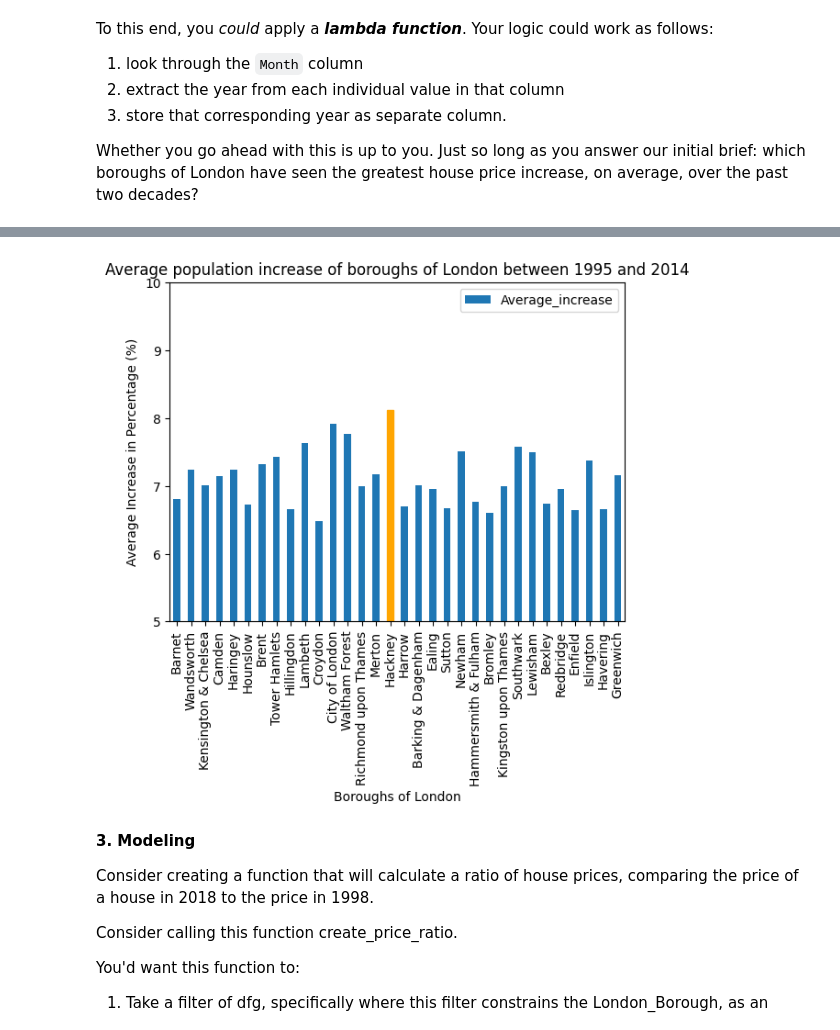
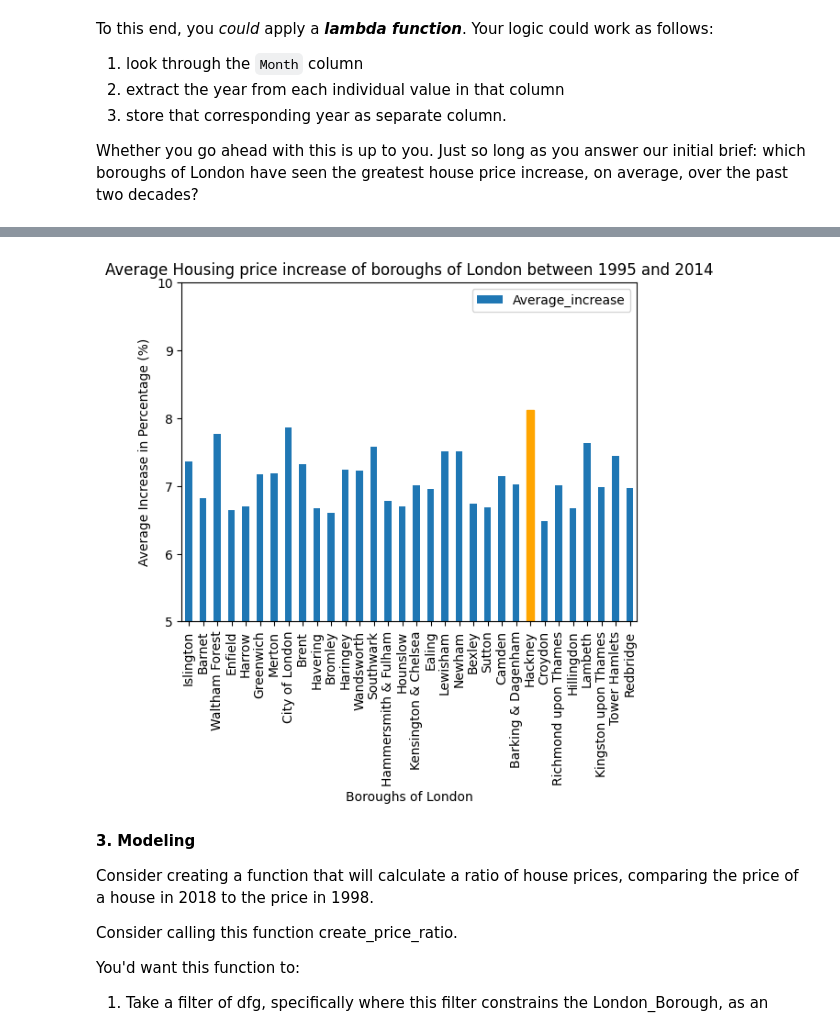
Before and after one commit to sanjaypatel16/London-Housing-Case-Study, a Jupyter notebook: Unit 4 Challenge - Tier 3.ipynb, the cells around one changed output, grey strips where cells are left out. Cells and saved outputs as stored; diff of their text form; code cells hidden in the pictures.

Commit message:
Correcting the mistake to calling some of the columns as a Population instead of Price

```diff
--- a/Unit 4 Challenge - Tier 3.ipynb
+++ b/Unit 4 Challenge - Tier 3.ipynb
@@ -493,12 +493,12 @@ df_Barnet = df.loc["Barnet"]
 
 To visualize the data, why not subset on a particular London Borough? Maybe do a line plot of Month against Average Price?
 # %%
-ax = df_brent.plot(x="Date", y="Population", kind="line", rot=90) # to overlap the line graph assing axes
-df.loc["Barnet"].plot(x="Date", y="Population", kind="line", rot=90, ax=ax)
-df.loc["Bexley"].plot(x="Date", y="Population", kind="line", rot=90, ax=ax)
+ax = df_brent.plot(x="Date", y="Price", kind="line", rot=90) # to overlap the line graph assing axes
+df.loc["Barnet"].plot(x="Date", y="Price", kind="line", rot=90, ax=ax)
+df.loc["Bexley"].plot(x="Date", y="Price", kind="line", rot=90, ax=ax)
 plt.legend(['Brent', 'Barnet', "Bexley"])  # rename the color legends
-plt.xlabel('Month and Year of Population Count')
-plt.ylabel('Population Count')
-plt.title('Population Tread of 3 boroughs of London between 1995 and 2014')
+plt.xlabel('Month and Year')
+plt.ylabel('Average Housing Price')
+plt.title('Housing Price Tread of 3 boroughs of London between 1995 and 2014')
 plt.show()
 # %% [output]
@@ -513,14 +513,14 @@ plt.cla()
 legend = []
 for borough in set(df.index):
     if len(legend) == 0:
-        ax = df.loc[borough].plot(x="Date", y="Population", kind="line", rot=90)
+        ax = df.loc[borough].plot(x="Date", y="Price", kind="line", rot=90)
     else:
-        df.loc[borough].plot(x="Date", y="Population", kind="line", rot=90, ax=ax)
+        df.loc[borough].plot(x="Date", y="Price", kind="line", rot=90, ax=ax)
     legend.append(borough)
 
 plt.legend(legend, bbox_to_anchor=(1.05, 1), loc='upper left') # assing legends and move the box outside the graph
-plt.xlabel('Month and Year of Population Count')
-plt.ylabel('Population Count in millions')
-plt.title('Population Tread of all the boroughs of London between 1995 and 2014')
+plt.xlabel('Month and Year')
+plt.ylabel('Price in millions(in GBP)')
+plt.title('Housing Price Tread of all the boroughs of London between 1995 and 2014')
 plt.show()
 # %% [output]
@@ -539,11 +539,11 @@ Whether you go ahead with this is up to you. Just so long as you answer our init
 # for that lets reset out indexs so we can easily grab name of the borough to subset
 df2 =df.reset_index(drop=False,names="London_borough")
 
-# lets groupby the borough and the year to get mean yearly population of each borough to reduce data points.
-df2 = df2.groupby(["London_borough","Year"], as_index=False)["Population"].mean()
+# lets groupby the borough and the year to get mean yearly housing price of each borough to reduce data points.
+df2 = df2.groupby(["London_borough","Year"], as_index=False)["Price"].mean()
 
-# as we calculate mean, we want to again round our population value
-df2["Population"] = df2["Population"].apply(lambda x: int(round(x, 0)))
+# as we calculate mean, we want to again round our "Price" value
+df2["Price"] = df2["Price"].apply(lambda x: int(round(x, 0)))
 
 df2.head()
 # %% [output]
@@ -554,8 +554,8 @@ df2.head()
 | 3 | Barking & Dagenham | 1998 | 60286 |
 | 4 | Barking & Dagenham | 1999 | 65321 |
 # %%
-# Now that we have yearly population number, lets count the mean of percentage change over the years
-#avarage_increase = df2[df2["London_borough"]=="Barking & Dagenham"]["Population"].pct_change().mean() * 100
+# Now that we have yearly Price number, lets count the mean of percentage change over the years
+#avarage_increase = df2[df2["London_borough"]=="Barking & Dagenham"]["Price"].pct_change().mean() * 100
 
 # Problem: how to I capture and store all the average increase for all the boroughs. I can do dictionary or another dataset
 # Solution: I decided to create empty dataset to store percentage increases to create the bar plot later.
@@ -563,7 +563,7 @@ df3 = pd.DataFrame(columns=["Borough","Average_increase"])
 
 # Lets use for loop to add our calculations in to our dataset.
 for borough in set(df2["London_borough"]):
-    average_increase = df2[df2["London_borough"]==borough]["Population"].pct_change().mean() * 100
+    average_increase = df2[df2["London_borough"]==borough]["Price"].pct_change().mean() * 100
     df3 = pd.concat([pd.DataFrame([[borough,average_increase]], columns=df3.columns),df3],ignore_index=True)
 
 df3.head()
@@ -615,15 +615,15 @@ df3["Average_increase"].idxmax()
 # %%
-# lets create the bar plot for showin all boroughs average increse in population
+# lets create the bar plot for showin all boroughs average increse in Housing price
 ax =df3.plot(x="Borough", y="Average_increase", kind="bar", rot=90)
 bars = ax.patches
 bars[df3["Average_increase"].idxmax()].set_color("Orange") # lets grabe the index positon of Hackney borough to color orange
 ax.set_ylim(5, 10) # reduce the size of bars to see the difference more clearly.
 plt.xlabel('Boroughs of London')
 plt.ylabel('Average Increase in Percentage (%)')
-plt.title('Average population increase of boroughs of London between 1995 and 2014')
+plt.title('Average Housing price increase of boroughs of London between 1995 and 2014')
 plt.show()
 # %% [output]
-[figure, old version]
+[figure, new version]
 # %% [markdown]
 **3. Modeling**
 
```
Also changed, not shown: parts of 27 cells of this notebook.
